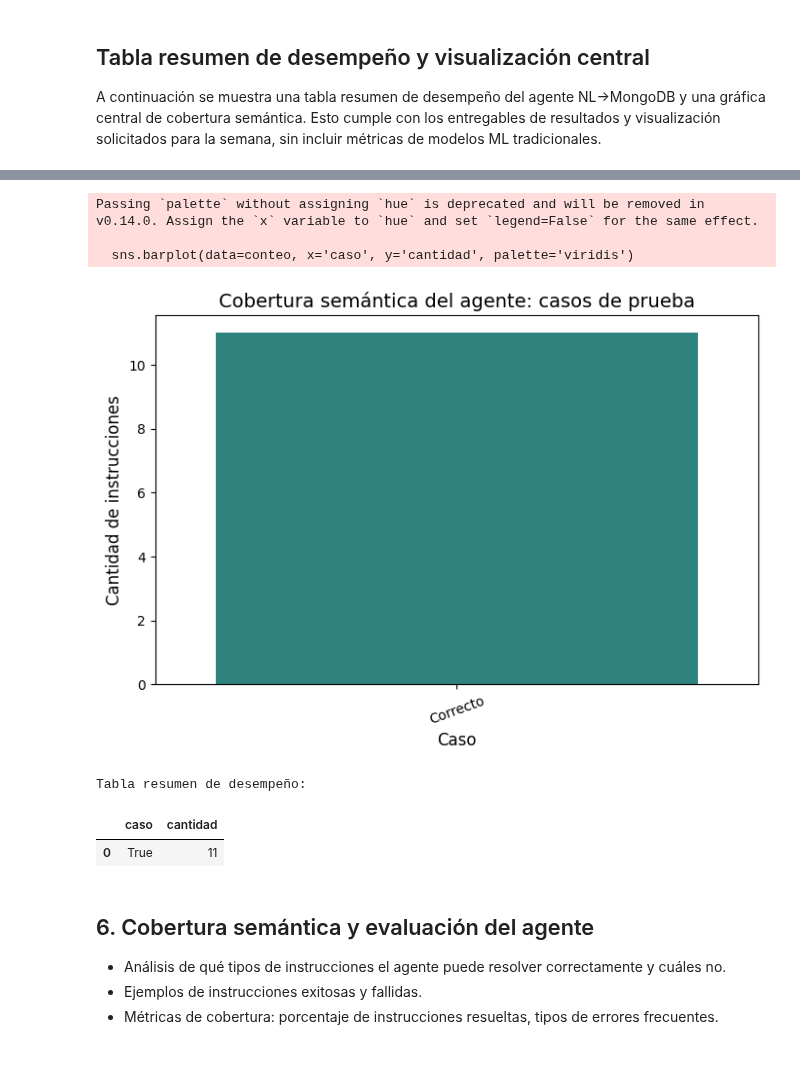
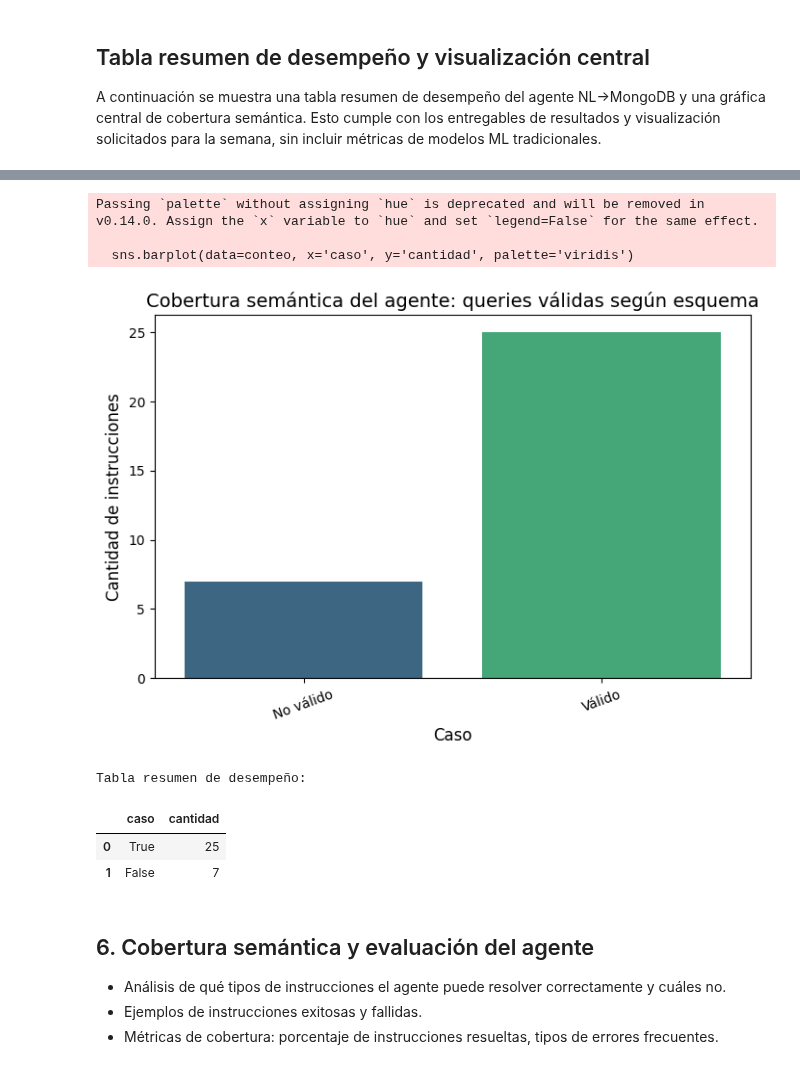
Before and after one commit to AnthonyPortillaCano/DemoSprint1AgenteQueriesProsegur, a Jupyter notebook: notebooks/EDA_Semana3.ipynb, the cells around one changed output, grey strips where cells are left out. Drawn from its saved outputs; the diff is of its cells as text; code cells hidden in the pictures.

Commit message:
Se sube mejoras de validacion de queries

```diff
--- a/notebooks/EDA_Semana3.ipynb
+++ b/notebooks/EDA_Semana3.ipynb
@@ -507,32 +696,33 @@ Ejemplos de instrucciones exitosas:
 # %%
-# Visualización de resultados de cobertura semántica
+# Visualización de resultados de cobertura semántica (usando validación estructural)
 import matplotlib.pyplot as plt
 import seaborn as sns
 
-# Conteo de casos usando la columna 'correcto' (ya que no existe 'esperado')
-conteo = df_eval.groupby(['correcto']).size().reset_index(name='cantidad')
-conteo['caso'] = conteo['correcto'].map({True: 'Correcto', False: 'Fallido'})
+# Conteo de casos usando la columna 'valido' (validación estructural jsonschema)
+conteo = df_eval.groupby(['valido']).size().reset_index(name='cantidad')
+conteo['caso'] = conteo['valido'].map({True: 'Válido', False: 'No válido'})
 
 plt.figure(figsize=(7,5))
 sns.barplot(data=conteo, x='caso', y='cantidad', palette='viridis')
-plt.title('Cobertura semántica del agente: casos de prueba', fontsize=14)
+plt.title('Cobertura semántica del agente: queries válidas según esquema', fontsize=14)
 plt.ylabel('Cantidad de instrucciones', fontsize=12)
 plt.xlabel('Caso', fontsize=12)
 plt.xticks(rotation=20)
 plt.tight_layout()
 plt.show()
 
 # Tabla resumen de desempeño
 print('Tabla resumen de desempeño:')
-display(df_eval['correcto'].value_counts().rename_axis('caso').reset_index(name='cantidad'))
+display(df_eval['valido'].value_counts().rename_axis('caso').reset_index(name='cantidad'))
 # %% [output]
 Passing `palette` without assigning `hue` is deprecated and will be removed in v0.14.0. Assign the `x` variable to `hue` and set `legend=False` for the same effect.
 
   sns.barplot(data=conteo, x='caso', y='cantidad', palette='viridis')
-[figure, old version]
+[figure, new version]
 Tabla resumen de desempeño:
 |  | caso | cantidad |
-| 0 | True | 11 |
+| 0 | True | 25 |
+| 1 | False | 7 |
 # %% [markdown]
 ## 6. Cobertura semántica y evaluación del agente
 - Análisis de qué tipos de instrucciones el agente puede resolver correctamente y cuáles no.
```
Also changed, not shown: parts of 3 cells of this notebook, 2 other files.
